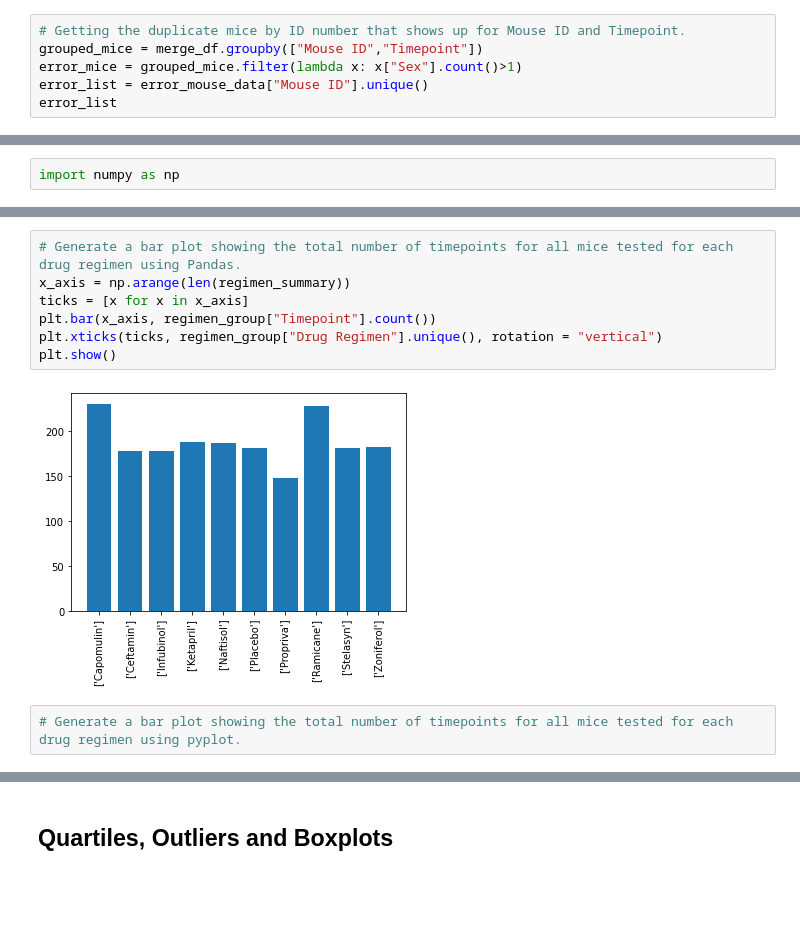
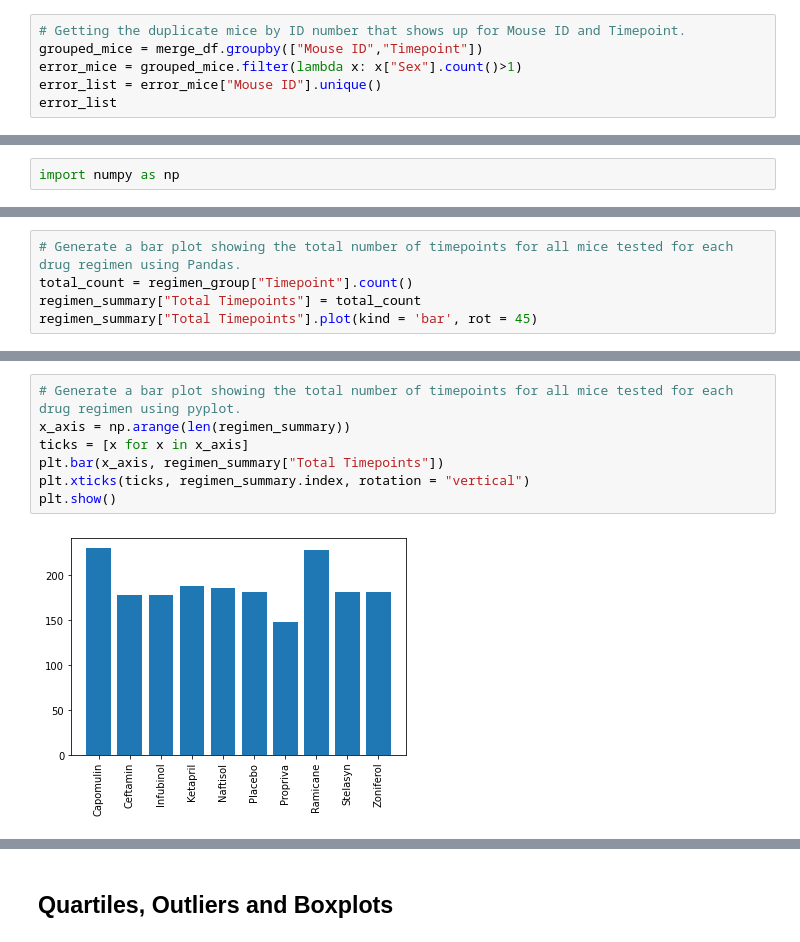
Before and after one commit to PatttyCakess/matplotlib_challenge, a Jupyter notebook: pymaceuticals_starter.ipynb, the cells around one changed output, grey strips where cells are left out. Cells and saved outputs as stored; diff of their text form; blank space fills up the shorter version.

```diff
--- a/pymaceuticals_starter.ipynb
+++ b/pymaceuticals_starter.ipynb
@@ -35,7 +35,7 @@ print(f"{num} mice were used for this study")
 # Getting the duplicate mice by ID number that shows up for Mouse ID and Timepoint.
 grouped_mice = merge_df.groupby(["Mouse ID","Timepoint"])
 error_mice = grouped_mice.filter(lambda x: x["Sex"].count()>1)
-error_list = error_mouse_data["Mouse ID"].unique()
+error_list = error_mice["Mouse ID"].unique()
 error_list
 # %% [output]
 array(['g989'], dtype=object)
@@ -134,0 +123,5 @@ import numpy as np
+# %%
+# Generate a bar plot showing the total number of timepoints for all mice tested for each drug regimen using Pandas.
+total_count = regimen_group["Timepoint"].count()
+regimen_summary["Total Timepoints"] = total_count
+regimen_summary["Total Timepoints"].plot(kind = 'bar', rot = 45)
@@ -135,11 +131,9 @@ import numpy as np
 # %%
-# Generate a bar plot showing the total number of timepoints for all mice tested for each drug regimen using Pandas.
+# Generate a bar plot showing the total number of timepoints for all mice tested for each drug regimen using pyplot.
 x_axis = np.arange(len(regimen_summary))
 ticks = [x for x in x_axis]
-plt.bar(x_axis, regimen_group["Timepoint"].count())
-plt.xticks(ticks, regimen_group["Drug Regimen"].unique(), rotation = "vertical")
+plt.bar(x_axis, regimen_summary["Total Timepoints"])
+plt.xticks(ticks, regimen_summary.index, rotation = "vertical")
 plt.show()
 # %% [output]
-[figure, old version]
+[figure, new version]
-# %%
-# Generate a bar plot showing the total number of timepoints for all mice tested for each drug regimen using pyplot.
```
Also changed, not shown: parts of 5 cells of this notebook.
